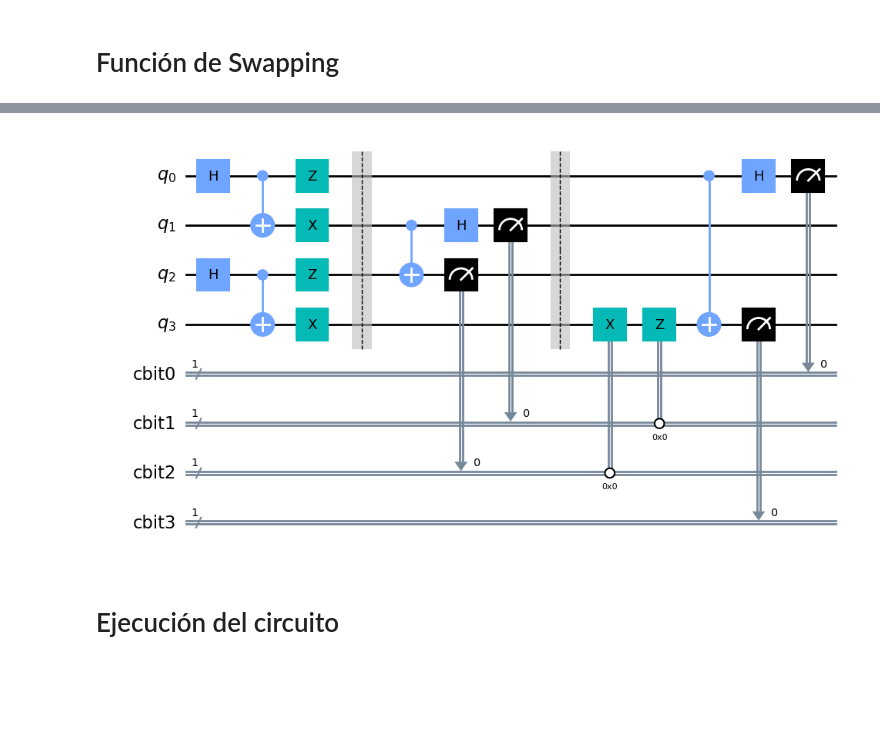
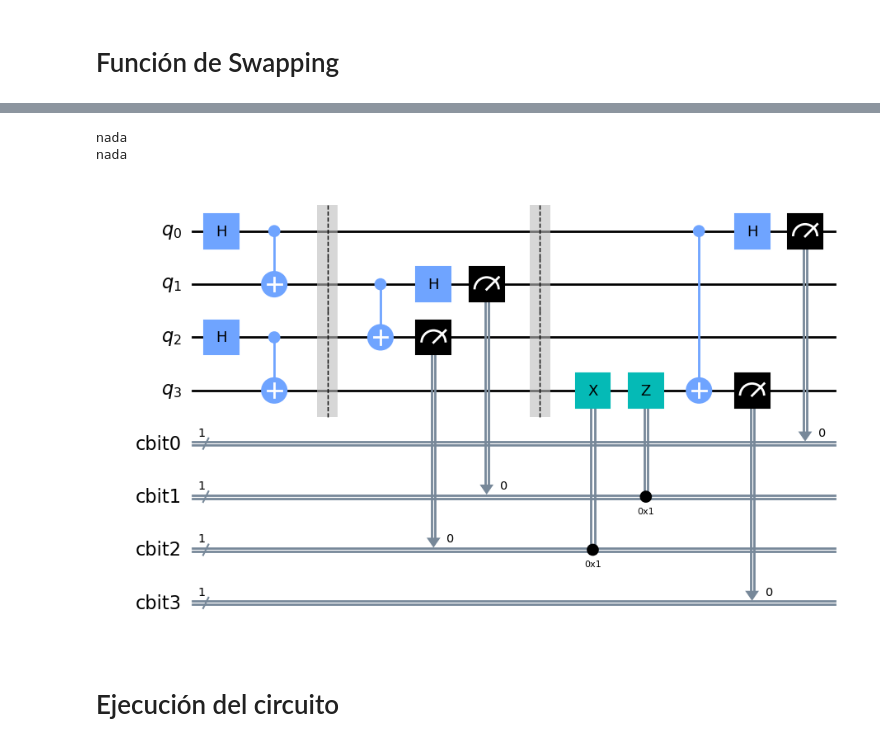
Before and after one commit to LuisMi1245/Protocolo_Swapping_QISKIT, a Jupyter notebook: -physics_notebooks/Tareas Semillero/Swapping Protocol/Swapping_Protocol.ipynb, the cells around one changed output, grey strips where cells are left out. Drawn from its saved outputs; the diff is of its cells as text; code cells hidden in the pictures; blank space fills up the shorter version.

```diff
--- a/-physics_notebooks/Tareas Semillero/Swapping Protocol/Swapping_Protocol.ipynb
+++ b/-physics_notebooks/Tareas Semillero/Swapping Protocol/Swapping_Protocol.ipynb
@@ -83,10 +83,12 @@ El parámetro **bell_state** recibe como argumento el estado de Bell deseado ("0
 
 Tomemos como ejemplo **bell_state="11"**:
 # %%
-qc, qubits = swapping("11")
+qc, qubits = swapping("00")
 qc.draw(output="mpl")
 # %% [output]
+nada
+nada
-[figure, old version]
+[figure, new version]
 # %% [markdown]
 # Ejecución del circuito
 # %%
```
Also changed, not shown: parts of 2 cells of this notebook.
